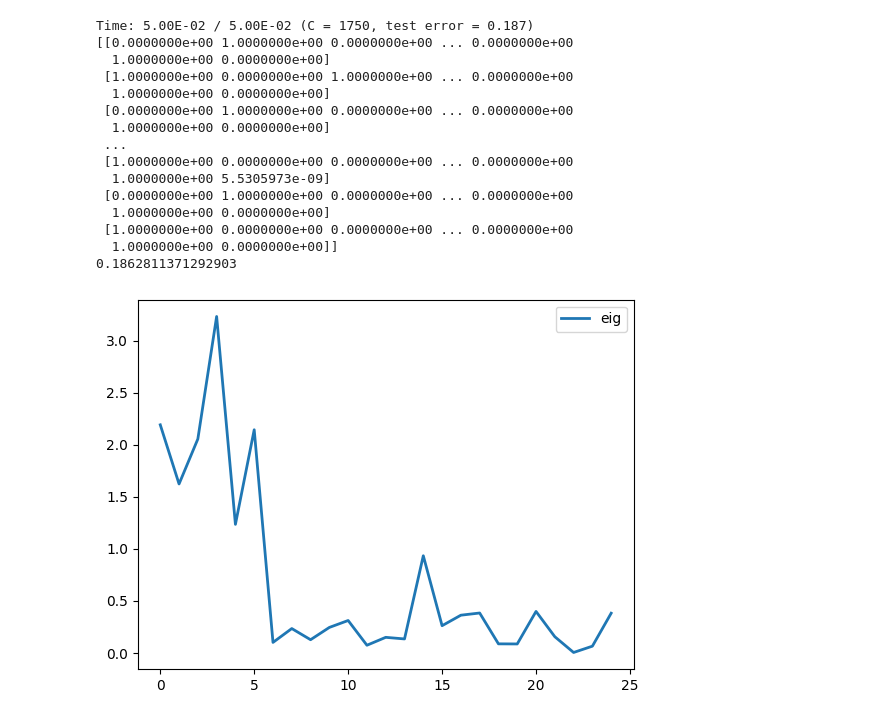
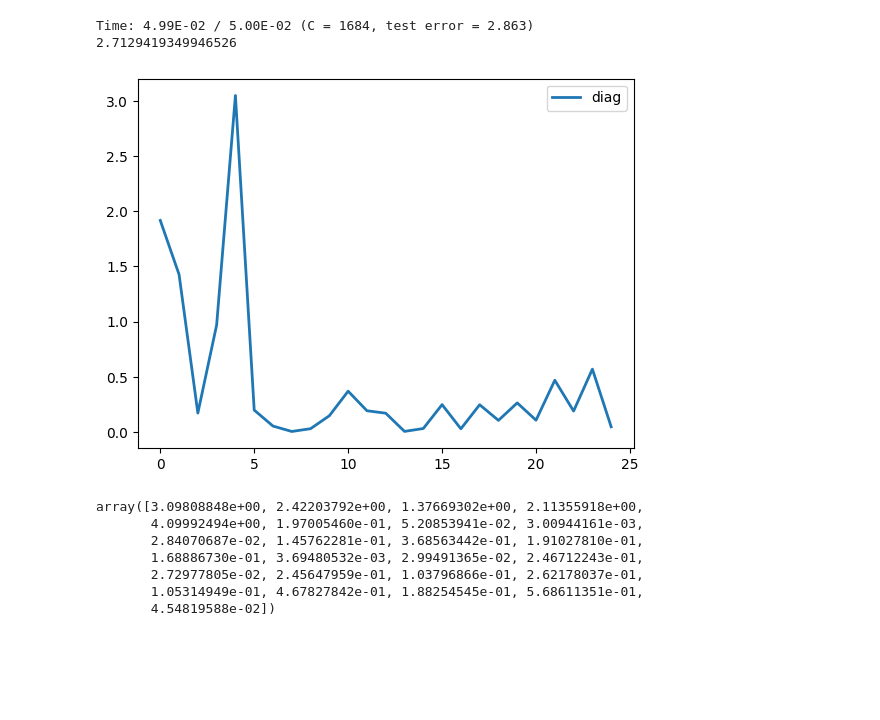
Before and after one commit to Xieyangxinyu/vie, a Jupyter notebook: tree.ipynb, the cells around one changed output. Cells and saved outputs as stored; diff of their text form; code cells hidden in the pictures; blank space fills up the shorter version.

```diff
--- a/tree.ipynb
+++ b/tree.ipynb
@@ -39,6 +39,7 @@ def evaluate_all_lifetimes(X, y, X_test, y_test, M, lifetime_max, delta,
     # subtract target means
     y_mean = np.mean(y)
     y_train = y - y_mean
+    y_test = y - y_mean
 
     # initialize sparse feature matrix
     indptr = range(0, M * N_all + 1, M)
@@ -176,7 +177,6 @@ def evaluate_all_lifetimes(X, y, X_test, y_test, M, lifetime_max, delta,
         soft_indicator = jnp.ravel(jnp.array([left_indicator.flatten(),right_indicator.flatten()]),order="F").reshape(
             (len(X_all), len(feature_indices)*2)
         )
-        print(soft_indicator)
         F_leaf = jnp.multiply(soft_indicator, Z_all)
         F_leaf = jnp.matmul(F_leaf, path_map)
         return F_leaf
@@ -197,11 +197,6 @@ def evaluate_all_lifetimes(X, y, X_test, y_test, M, lifetime_max, delta,
         F_leaf = jnp.matmul(F_leaf, path_map)
         return jnp.dot(F_leaf, beta)
 
-    #print(X_all.shape)
-    #print(Z_all[:, M:].todense().shape)
-    #print(len(feature_indices))
-    #print(threshold.shape)
-    #print(w_kernel[M:].shape)
 
     fs = jax.jit(jax.vmap(predict, in_axes=(0, 0, None, None, None), out_axes=0))
     grad_fs = jax.jit(jax.vmap(jax.grad(predict, argnums=0), in_axes=(0, 0, None, None, None), out_axes=0))
@@ -212,7 +207,7 @@ def evaluate_all_lifetimes(X, y, X_test, y_test, M, lifetime_max, delta,
     error_train, error_test = errors_regression(y, y_test, y_hat_train, y_hat_test)
     print(error_test/100)
 
-    grads = np.array(grad_fs(X_all, Z_all[:, M:].todense(), feature_indices, threshold, w_kernel))
+    grads = np.array(grad_fs(X_all[N:], Z_all[N:, M:].todense(), feature_indices, threshold, w_kernel))
     # this function returns a dictionary with all values of interest stored in it
     results = {'times': list_times, 'Z': Z_all, 'feature_from_repetition': np.array(feature_from_repetition)}
     results['kernel_train'] = list_kernel_error_train
@@ -308,39 +283,41 @@ def simulate_y(x):
     y = x[:, 0]**2 + x[:, 1]**2 + x[:, 2]**2 + x[:, 3]**2 + x[:, 4]**2
     return y
 # %%
-x = np.random.rand(1000,25)*2 - 1
+dim_in = 25
+x = np.random.rand(500,dim_in)*2 - 1
+x_test = np.random.rand(500,dim_in)*2 - 1
 y = simulate_y(x)
+y_test = simulate_y(x_test)
 M = 100                      # number of Mondrian trees to use
 lifetime_max = 0.05          # terminal lifetime
 weights_lifetime = 2*1e-6   # lifetime for which weights should be plotted
 delta = 0.1
 
-grads = evaluate_all_lifetimes(x, y, x, y, M, lifetime_max, delta)
+grads = evaluate_all_lifetimes(x, y, x_test, y_test, M, lifetime_max, delta)
 
 import matplotlib.pyplot as plt
 
 x = np.linspace(0, dim_in-1, dim_in)
 
 fig, ax = plt.subplots()
 
-ax.plot(x, np.mean(grads**2, axis=0), linewidth=2.0, label = "eig")
+ax.plot(x, np.mean(grads**2, axis=0), linewidth=2.0, label = "diag")
 
 plt.legend()
 plt.show()
+
+grads_true = 2*x_test
+x_test[:, 5:] = 0
+
+np.mean((2*x_test - grads)**2, axis = 0)
 # %% [output]
-Time: 5.00E-02 / 5.00E-02 (C = 1750, test error = 0.187)
-[[0.0000000e+00 1.0000000e+00 0.0000000e+00 ... 0.0000000e+00
-  1.0000000e+00 0.0000000e+00]
- [1.0000000e+00 0.0000000e+00 1.0000000e+00 ... 0.0000000e+00
-  1.0000000e+00 0.0000000e+00]
- [0.0000000e+00 1.0000000e+00 0.0000000e+00 ... 0.0000000e+00
-  1.0000000e+00 0.0000000e+00]
- ...
- [1.0000000e+00 0.0000000e+00 0.0000000e+00 ... 0.0000000e+00
-  1.0000000e+00 5.5305973e-09]
- [0.0000000e+00 1.0000000e+00 0.0000000e+00 ... 0.0000000e+00
-  1.0000000e+00 0.0000000e+00]
- [1.0000000e+00 0.0000000e+00 0.0000000e+00 ... 0.0000000e+00
-  1.0000000e+00 0.0000000e+00]]
-0.1862811371292903
+Time: 4.99E-02 / 5.00E-02 (C = 1684, test error = 2.863)
+2.7129419349946526
-[figure, old version]
+[figure, new version]
+array([3.09808848e+00, 2.42203792e+00, 1.37669302e+00, 2.11355918e+00,
+       4.09992494e+00, 1.97005460e-01, 5.20853941e-02, 3.00944161e-03,
+       2.84070687e-02, 1.45762281e-01, 3.68563442e-01, 1.91027810e-01,
+       1.68886730e-01, 3.69480532e-03, 2.99491365e-02, 2.46712243e-01,
+       2.72977805e-02, 2.45647959e-01, 1.03796866e-01, 2.62178037e-01,
+       1.05314949e-01, 4.67827842e-01, 1.88254545e-01, 5.68611351e-01,
+       4.54819588e-02])
```
Also changed, not shown: parts of 3 cells of this notebook.
